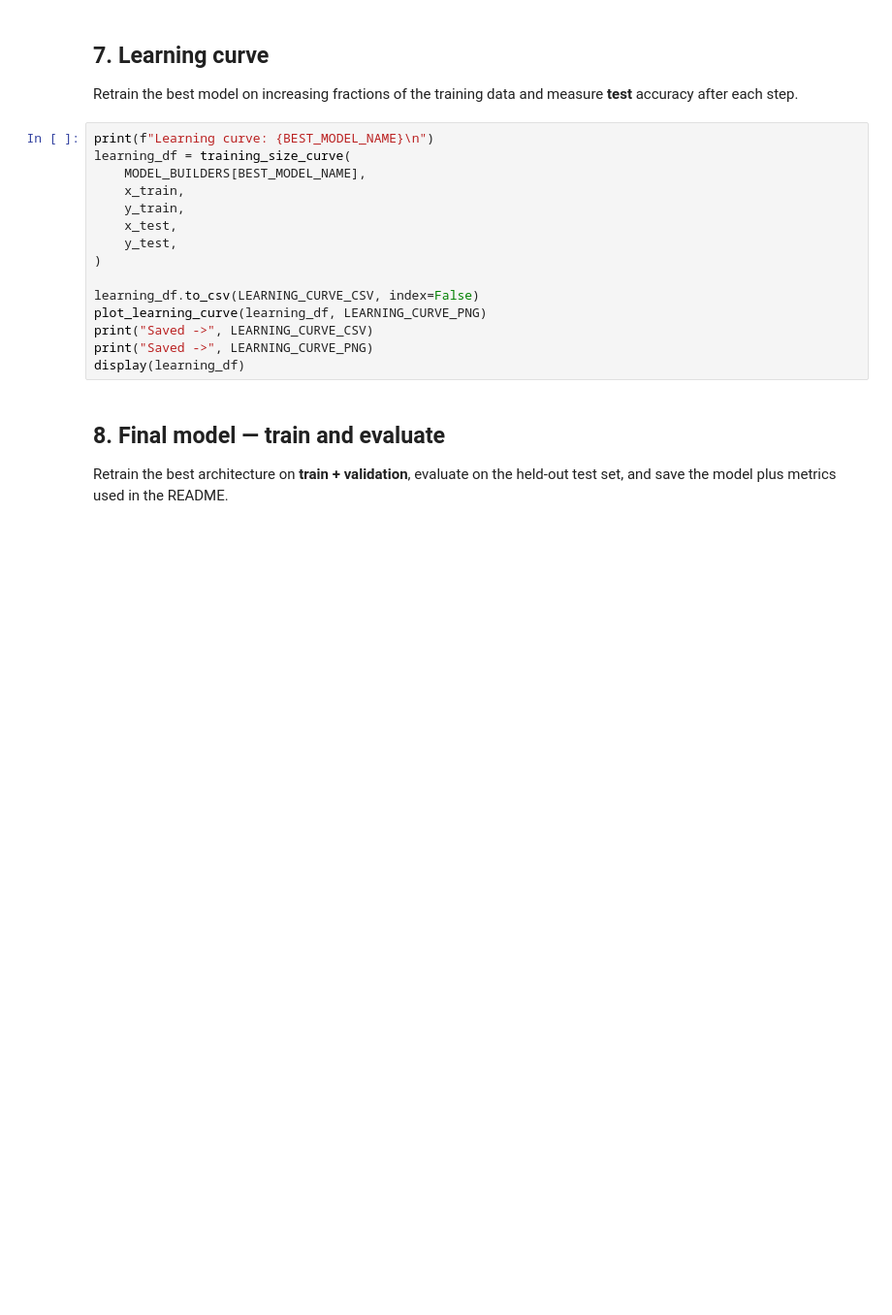
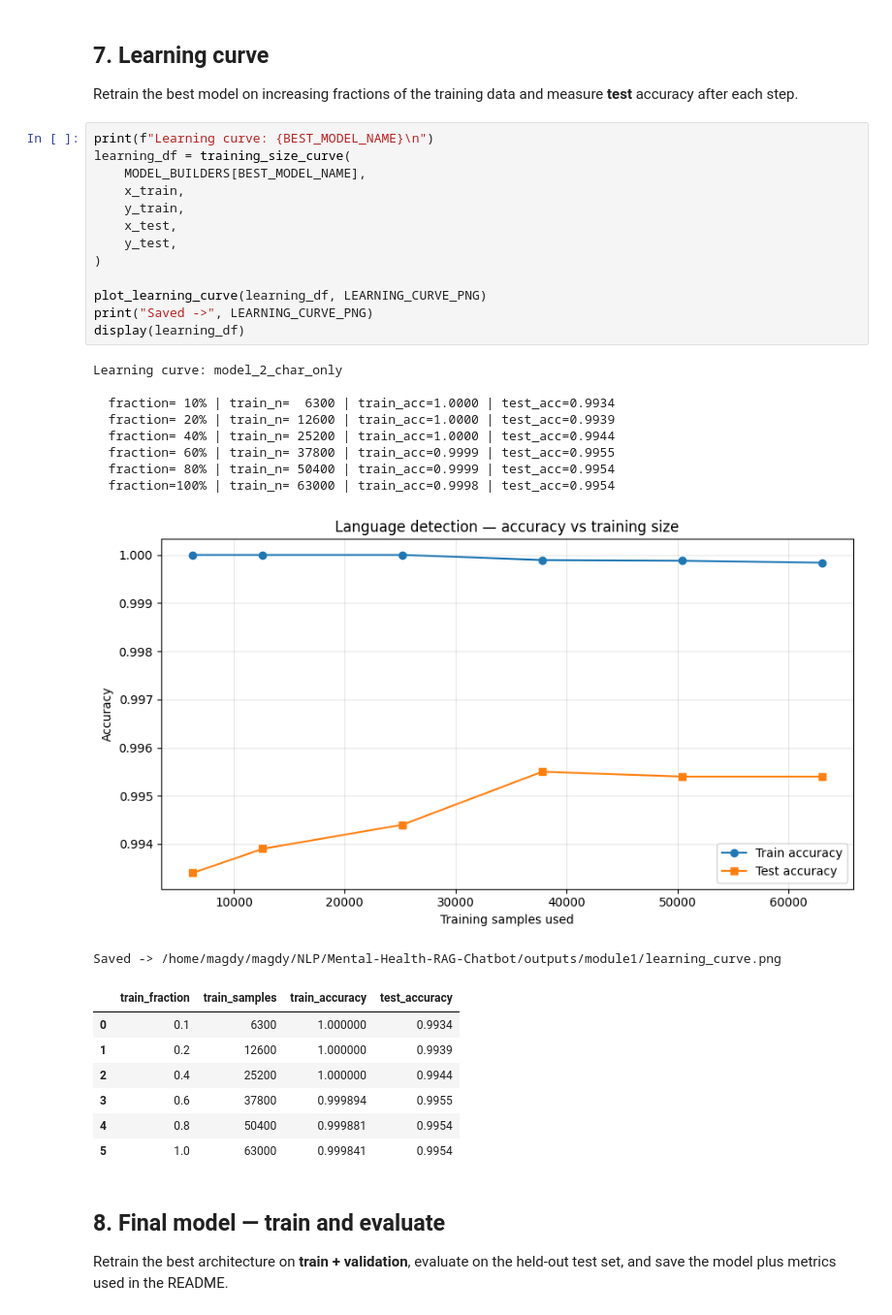
Before and after one commit to mohamed-elessawy/Mental-Health-RAG-Chatbot, a Jupyter notebook: notebooks/module1_language_detection.ipynb, the cells around one changed output. Shown at 97% size. Saved outputs shown, nothing was run; the diff lists cells and outputs as text; blank space fills up the shorter version.

Commit message:
chore: update module1 notebook and training outputs
Refresh notebook execution results and module1 artifacts after full training run.

```diff
--- a/notebooks/module1_language_detection.ipynb
+++ b/notebooks/module1_language_detection.ipynb
@@ -411,18 +411,34 @@ Retrain the best model on increasing fractions of the training data and measure
 # %%
 print(f"Learning curve: {BEST_MODEL_NAME}\n")
 learning_df = training_size_curve(
     MODEL_BUILDERS[BEST_MODEL_NAME],
     x_train,
     y_train,
     x_test,
     y_test,
 )
 
-learning_df.to_csv(LEARNING_CURVE_CSV, index=False)
 plot_learning_curve(learning_df, LEARNING_CURVE_PNG)
-print("Saved ->", LEARNING_CURVE_CSV)
 print("Saved ->", LEARNING_CURVE_PNG)
 display(learning_df)
+# %% [output]
+Learning curve: model_2_char_only
+
+  fraction= 10% | train_n=  6300 | train_acc=1.0000 | test_acc=0.9934
+  fraction= 20% | train_n= 12600 | train_acc=1.0000 | test_acc=0.9939
+  fraction= 40% | train_n= 25200 | train_acc=1.0000 | test_acc=0.9944
+  fraction= 60% | train_n= 37800 | train_acc=0.9999 | test_acc=0.9955
+  fraction= 80% | train_n= 50400 | train_acc=0.9999 | test_acc=0.9954
+  fraction=100% | train_n= 63000 | train_acc=0.9998 | test_acc=0.9954
+[figure, added]
+Saved -> /home/magdy/magdy/NLP/Mental-Health-RAG-Chatbot/outputs/module1/learning_curve.png
+|  | train_fraction | train_samples | train_accuracy | test_accuracy |
+| 0 | 0.1 | 6300 | 1.000000 | 0.9934 |
+| 1 | 0.2 | 12600 | 1.000000 | 0.9939 |
+| 2 | 0.4 | 25200 | 1.000000 | 0.9944 |
+| 3 | 0.6 | 37800 | 0.999894 | 0.9955 |
+| 4 | 0.8 | 50400 | 0.999881 | 0.9954 |
+| 5 | 1.0 | 63000 | 0.999841 | 0.9954 |
 # %% [markdown]
 ## 8. Final model — train and evaluate
 
```
Also changed, not shown: parts of 10 cells of this notebook, 8 other files.
